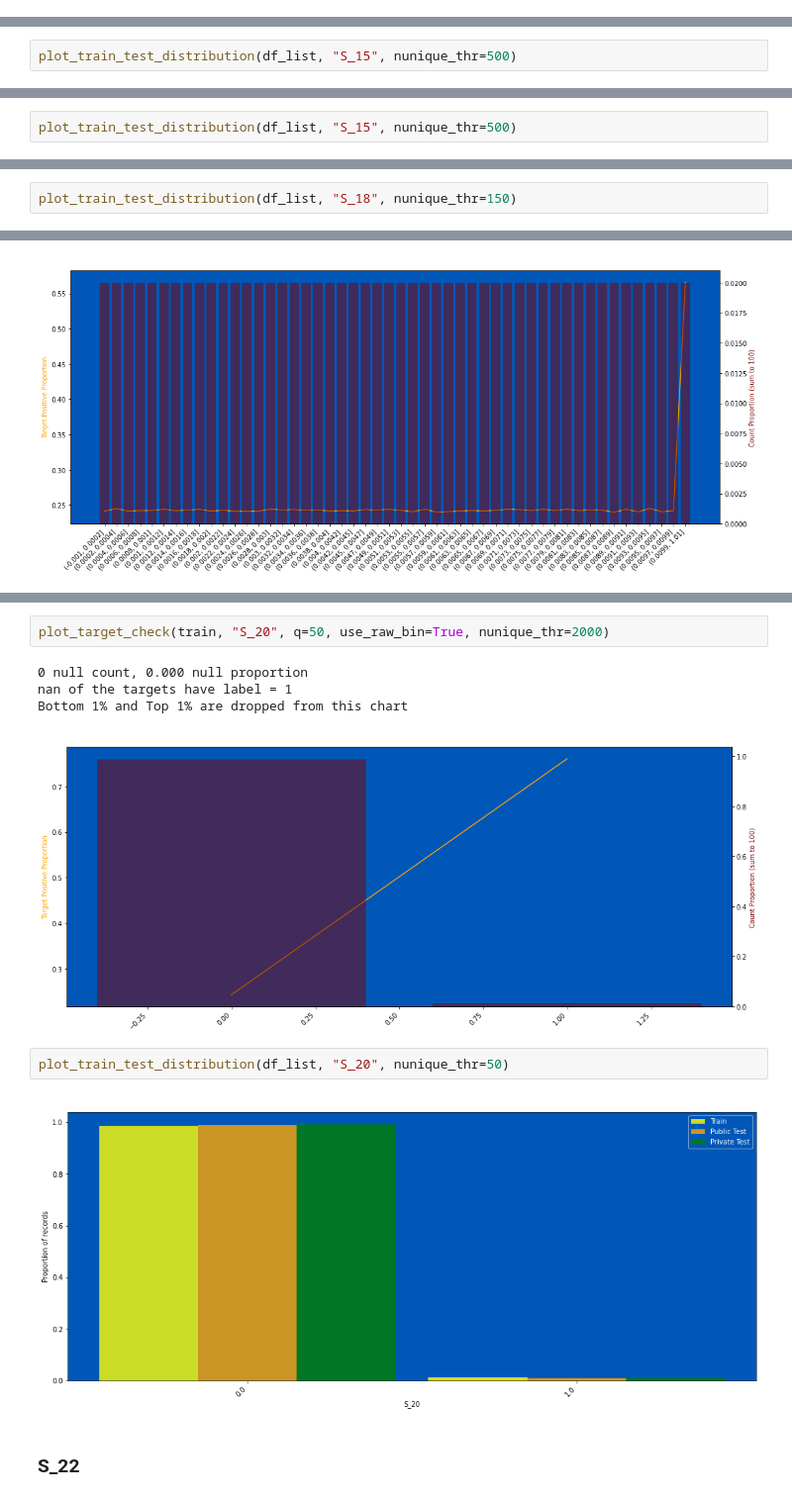
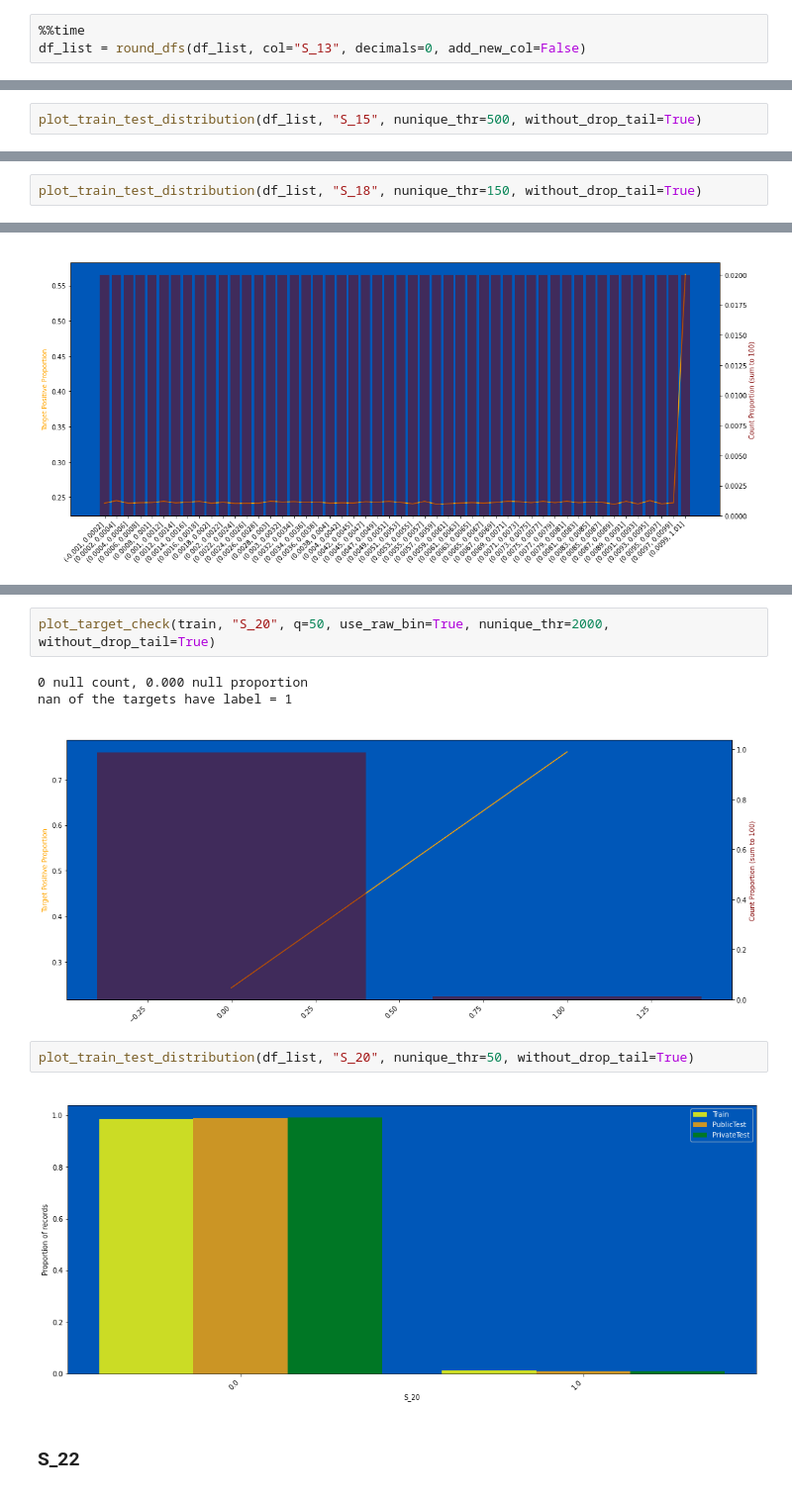
Before and after one commit to waikey-lee/kaggle-amex, a Jupyter notebook: notebooks/1a.clean_spend_payment.ipynb, the cells around one changed output, grey strips where cells are left out. Shown at 99% size. Cells and saved outputs as stored; diff of their text form.

```diff
--- a/notebooks/1a.clean_spend_payment.ipynb
+++ b/notebooks/1a.clean_spend_payment.ipynb
@@ -643,0 +541,3 @@ Bottom 1% and Top 1% are dropped from this chart
+# %%
+%%time
+df_list = round_dfs(df_list, col="S_13", decimals=0, add_new_col=False)
@@ -752,2 +658,0 @@ Bottom 1% and Top 1% are dropped from this chart
-# %%
-plot_train_test_distribution(df_list, "S_15", nunique_thr=500)
@@ -758,5 +660,5 @@ Bottom 1% and Top 1% are dropped from this chart
 for df in df_list:
     df.loc[(df["S_15"].between(0.6, 0.61)) & (df["S_8"].isnull()), "S_15"] = np.nan
 # %%
-plot_train_test_distribution(df_list, "S_15", nunique_thr=500)
+plot_train_test_distribution(df_list, "S_15", nunique_thr=500, without_drop_tail=True)
 # %% [output]
@@ -860,5 +761,5 @@ plot_target_check(train, "S_18", q=50, use_raw_bin=True, nunique_thr=5, strfy_x=
 nan of the targets have label = 1
 [figure]
 # %%
-plot_train_test_distribution(df_list, "S_18", nunique_thr=150)
+plot_train_test_distribution(df_list, "S_18", nunique_thr=150, without_drop_tail=True)
 # %% [output]
@@ -913,14 +813,13 @@ Wall time: 2.55 s
 # %%
-plot_target_check(train, "S_20", q=50, use_raw_bin=True, nunique_thr=2000)
+plot_target_check(train, "S_20", q=50, use_raw_bin=True, nunique_thr=2000, without_drop_tail=True)
 # %% [output]
 0 null count, 0.000 null proportion
 nan of the targets have label = 1
-Bottom 1% and Top 1% are dropped from this chart
 [figure]
 # %%
-plot_train_test_distribution(df_list, "S_20", nunique_thr=50)
+plot_train_test_distribution(df_list, "S_20", nunique_thr=50, without_drop_tail=True)
 # %% [output]
-[figure, old version]
+[figure, new version]
 # %% [markdown]
 ### S_22
 # %%
```
Also changed, not shown: parts of 119 cells of this notebook.
